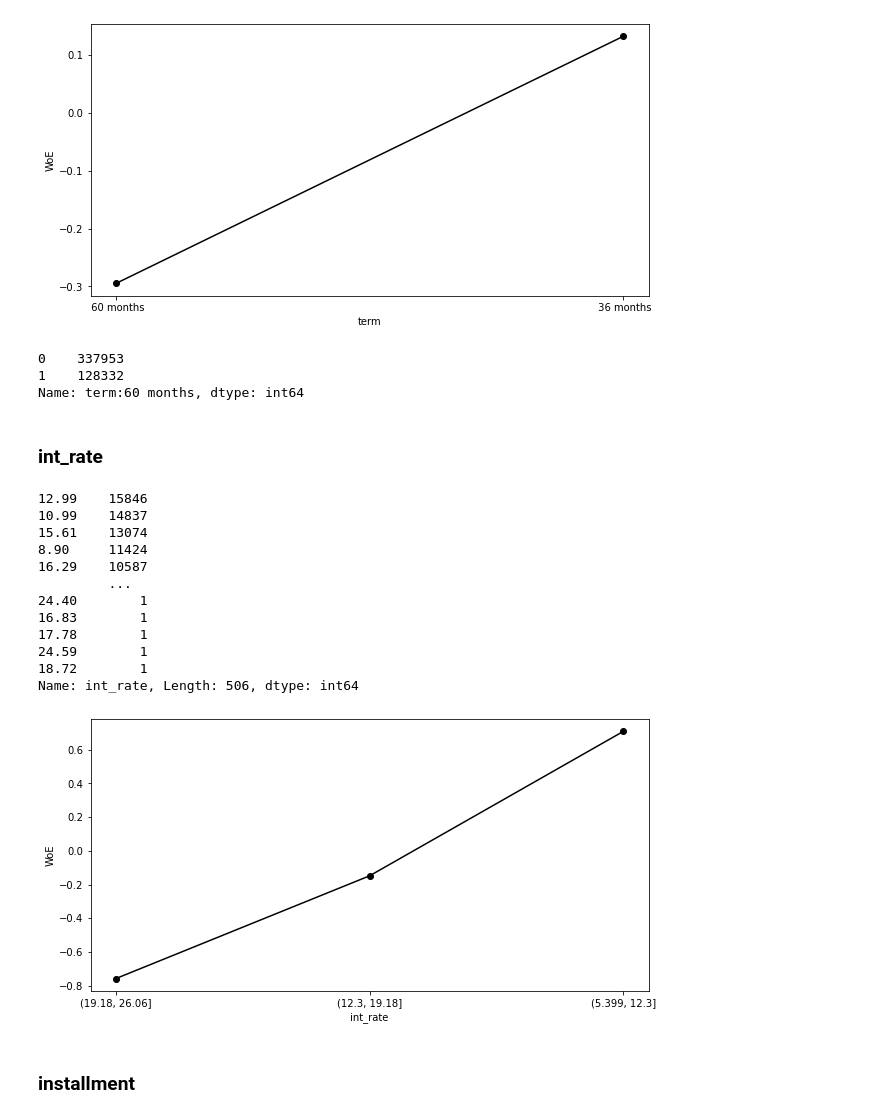
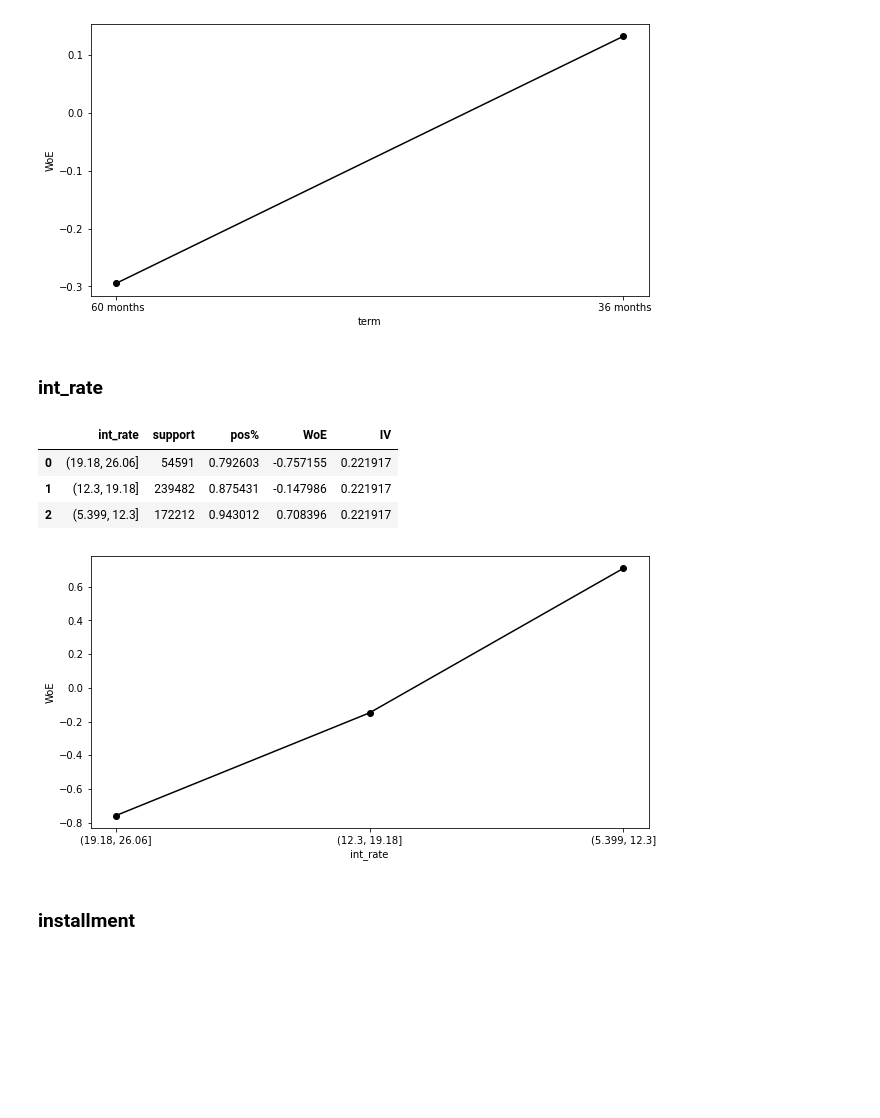
Before and after one commit to Ach113/Loan-Approval-Scoring-System, a Jupyter notebook: LoanApprovalScoring.ipynb, the cells around one changed output. Saved outputs shown, nothing was run; the diff lists cells and outputs as text; code cells hidden in the pictures; blank space fills up the shorter version.

```diff
--- a/LoanApprovalScoring.ipynb
+++ b/LoanApprovalScoring.ipynb
@@ -132,36 +123,18 @@ df_temp
 | 0 | 60 months | 128332 | 0.858508 | -0.294894 | 0.03886 |
 | 1 | 36 months | 337953 | 0.902915 | 0.132203 | 0.03886 |
 [figure]
-# %%
-# binarize the column
-data['term:60 months'] = data['term'].apply(lambda x: 0 if x==' 36 months' else 1)
-data = data.drop('term', axis=1)
-data['term:60 months'].value_counts()
-# %% [output]
-0    337953
-1    128332
-Name: term:60 months, dtype: int64
 # %% [markdown]
 ### int_rate
 # %%
 X_woe['int_rate'] = pd.cut(data['int_rate'], 3)
 df_temp = calculate_woe(X_woe, 'int_rate', data['loan_status'])
 plot_woe(df_temp)
 df_temp
-data['int_rate'].value_counts()
 # %% [output]
-12.99    15846
-10.99    14837
-15.61    13074
-8.90     11424
-16.29    10587
-         ...
-24.40        1
-16.83        1
-17.78        1
-24.59        1
-18.72        1
-Name: int_rate, Length: 506, dtype: int64
+|  | int_rate | support | pos% | WoE | IV |
+| 0 | (19.18, 26.06] | 54591 | 0.792603 | -0.757155 | 0.221917 |
+| 1 | (12.3, 19.18] | 239482 | 0.875431 | -0.147986 | 0.221917 |
+| 2 | (5.399, 12.3] | 172212 | 0.943012 | 0.708396 | 0.221917 |
 [figure]
 # %% [markdown]
 ### installment
```
Also changed, not shown: parts of 34 cells of this notebook.
